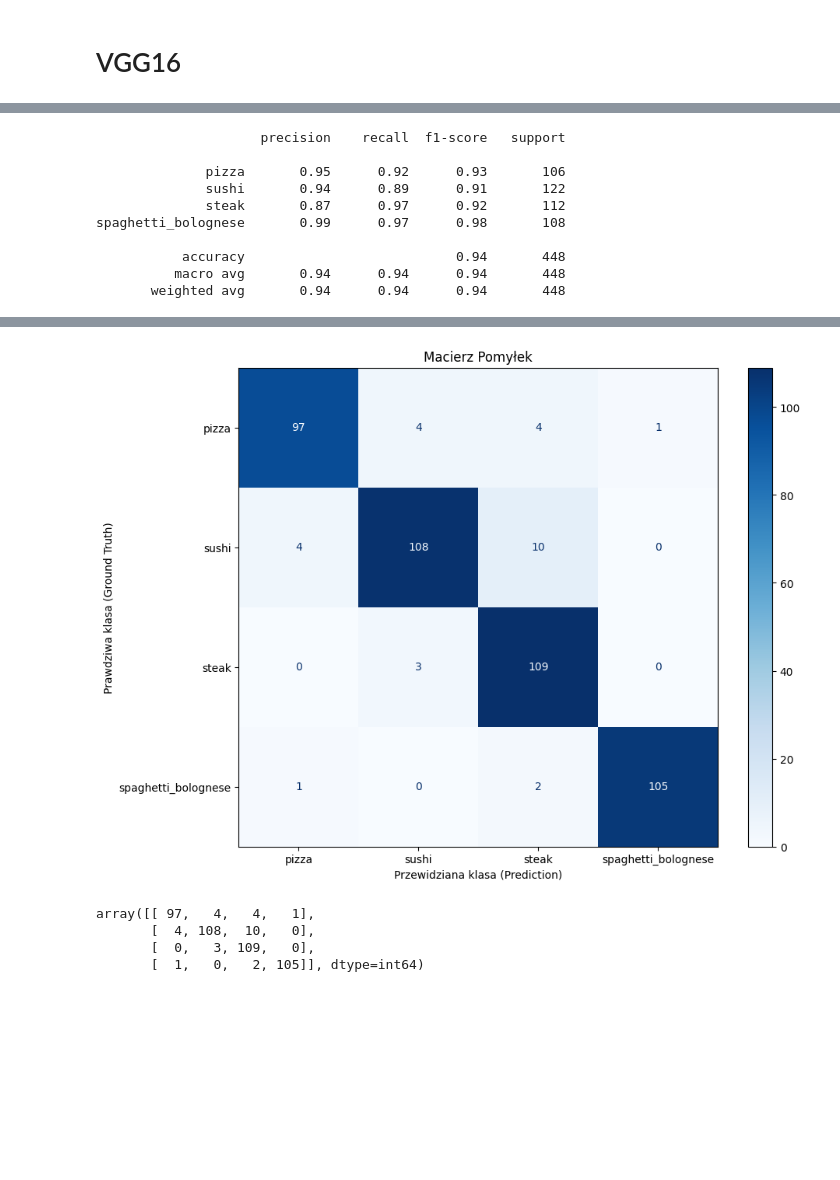
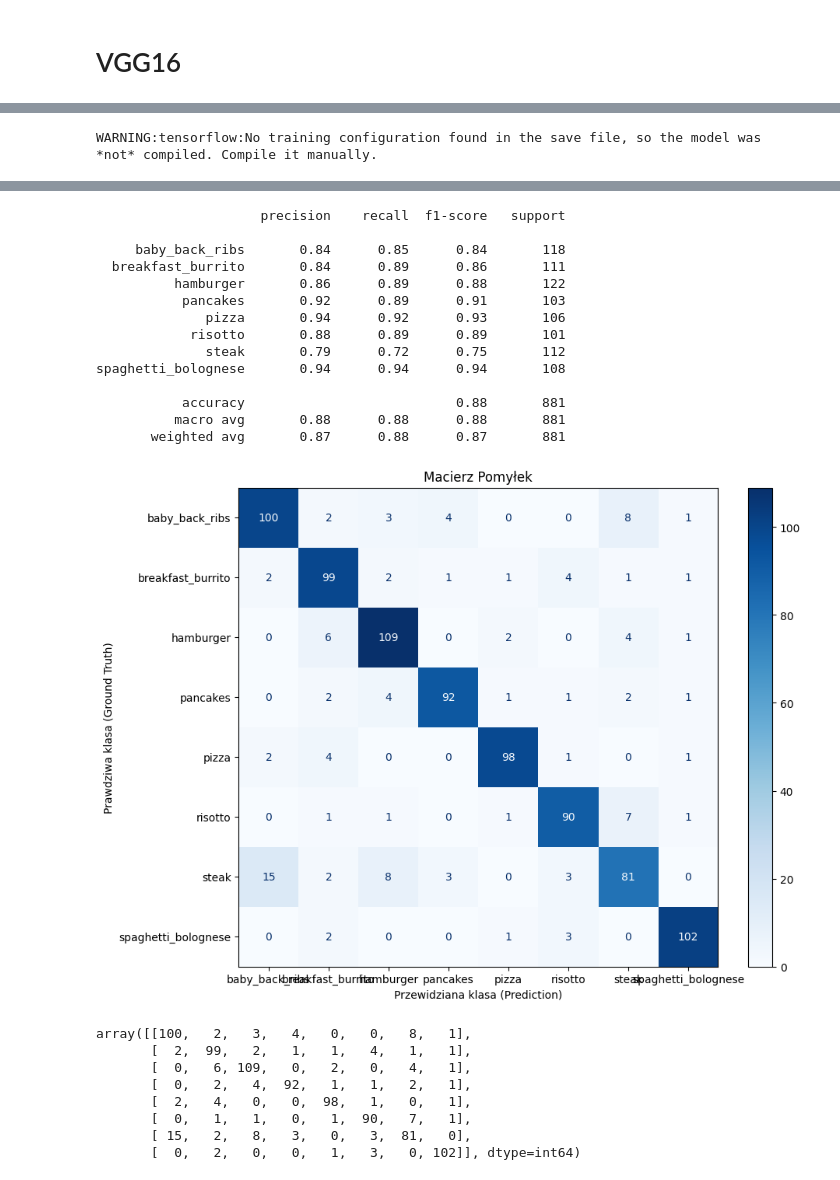
Before and after one commit to lsocpb/food-recognition, a Jupyter notebook: notebooks/03_Evaluation.ipynb, the cells around one changed output, grey strips where cells are left out. Saved outputs shown, nothing was run; the diff lists cells and outputs as text; code cells hidden in the pictures; blank space fills up the shorter version.

Commit message:
8class trained models (#9)
Co-authored-by: Krzysztof Szwabowski <84851515+Ksvabovsky@users.noreply.github.com>

```diff
--- a/notebooks/03_Evaluation.ipynb
+++ b/notebooks/03_Evaluation.ipynb
@@ -41,6 +54,6 @@ _, _, test_ds, _ = load_and_split_data_for_vgg16(batch_size=32)
 # %%
 #Model po odmrożeniu warstw
-model_path = 'models/final_vgg16_4class_compressed.h5'
+model_path = 'models/final_vgg16_8class_compressed.h5'
 model = load_model(model_path)
 evaluate_model(model, test_ds, TARGET_CLASSES)
 # %% [output]
@@ -49,10 +62 @@ WARNING:tensorflow:No training configuration found in the save file, so the mode
-                     precision    recall  f1-score   support
-
-              pizza       0.95      0.92      0.93       106
-              sushi       0.94      0.89      0.91       122
-              steak       0.87      0.97      0.92       112
-spaghetti_bolognese       0.99      0.97      0.98       108
-
-           accuracy                           0.94       448
-          macro avg       0.94      0.94      0.94       448
-       weighted avg       0.94      0.94      0.94       448
+WARNING:tensorflow:No training configuration found in the save file, so the model was *not* compiled. Compile it manually.
@@ -59,5 +64,23 @@ spaghetti_bolognese       0.99      0.97      0.98       108
+                     precision    recall  f1-score   support
+
+     baby_back_ribs       0.84      0.85      0.84       118
+  breakfast_burrito       0.84      0.89      0.86       111
+          hamburger       0.86      0.89      0.88       122
+           pancakes       0.92      0.89      0.91       103
+              pizza       0.94      0.92      0.93       106
+            risotto       0.88      0.89      0.89       101
+              steak       0.79      0.72      0.75       112
+spaghetti_bolognese       0.94      0.94      0.94       108
+
+           accuracy                           0.88       881
+          macro avg       0.88      0.88      0.88       881
+       weighted avg       0.87      0.88      0.87       881
-[figure, old version]
+[figure, new version]
-array([[ 97,   4,   4,   1],
-       [  4, 108,  10,   0],
-       [  0,   3, 109,   0],
-       [  1,   0,   2, 105]], dtype=int64)
+array([[100,   2,   3,   4,   0,   0,   8,   1],
+       [  2,  99,   2,   1,   1,   4,   1,   1],
+       [  0,   6, 109,   0,   2,   0,   4,   1],
+       [  0,   2,   4,  92,   1,   1,   2,   1],
+       [  2,   4,   0,   0,  98,   1,   0,   1],
+       [  0,   1,   1,   0,   1,  90,   7,   1],
+       [ 15,   2,   8,   3,   0,   3,  81,   0],
+       [  0,   2,   0,   0,   1,   3,   0, 102]], dtype=int64)
```
Also changed, not shown: parts of 5 cells of this notebook, 17 other files.
